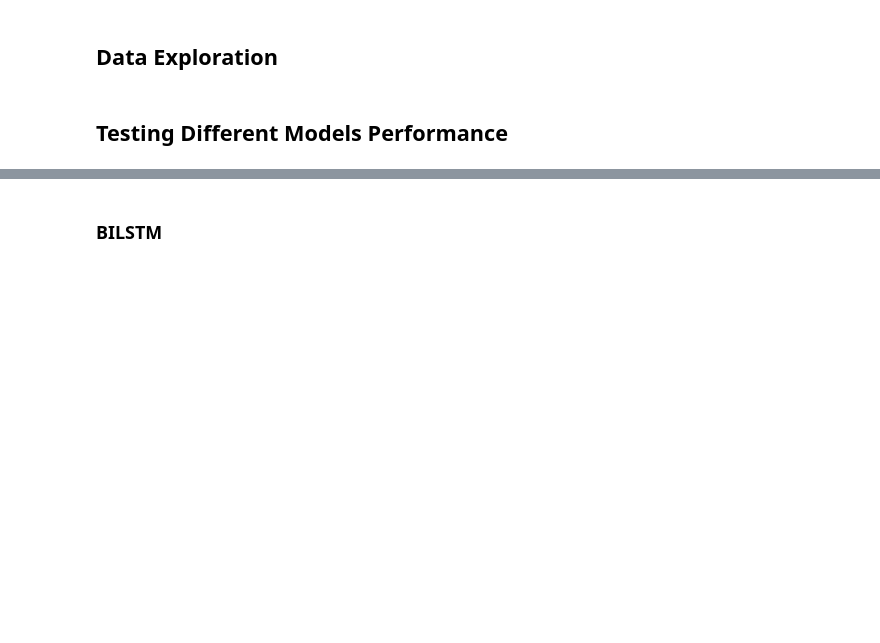
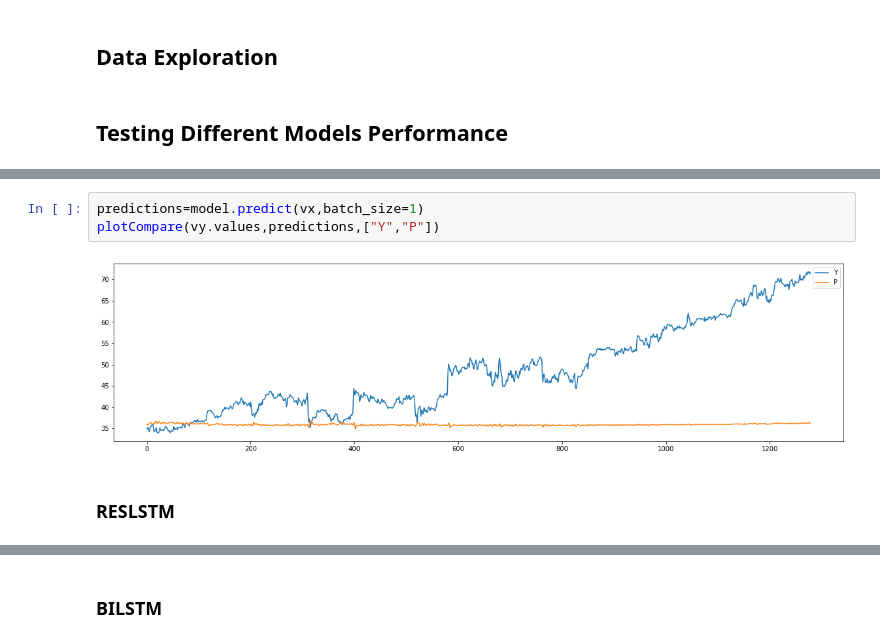
Before and after one commit to IsmailMarashi/2020-2021-Stock-Market-Forecasting-Using-Sentiment-Analysis, a Jupyter notebook: yFinance.ipynb, the cells around one changed output, grey strips where cells are left out. Saved outputs shown, nothing was run; the diff lists cells and outputs as text; blank space fills up the shorter version.

```diff
--- a/yFinance.ipynb
+++ b/yFinance.ipynb
@@ -760,0 +807,7 @@ def compileFit(model, TrainingX=trainx, TrainingY=trainy,ValX=vx,ValY=vy,optimiz
+# %%
+predictions=model.predict(vx,batch_size=1)
+plotCompare(vy.values,predictions,["Y","P"])
+# %% [output]
+[figure, added]
+# %% [markdown]
+### RESLSTM
```
Also changed, not shown: parts of 60 cells of this notebook, 1 other file.
